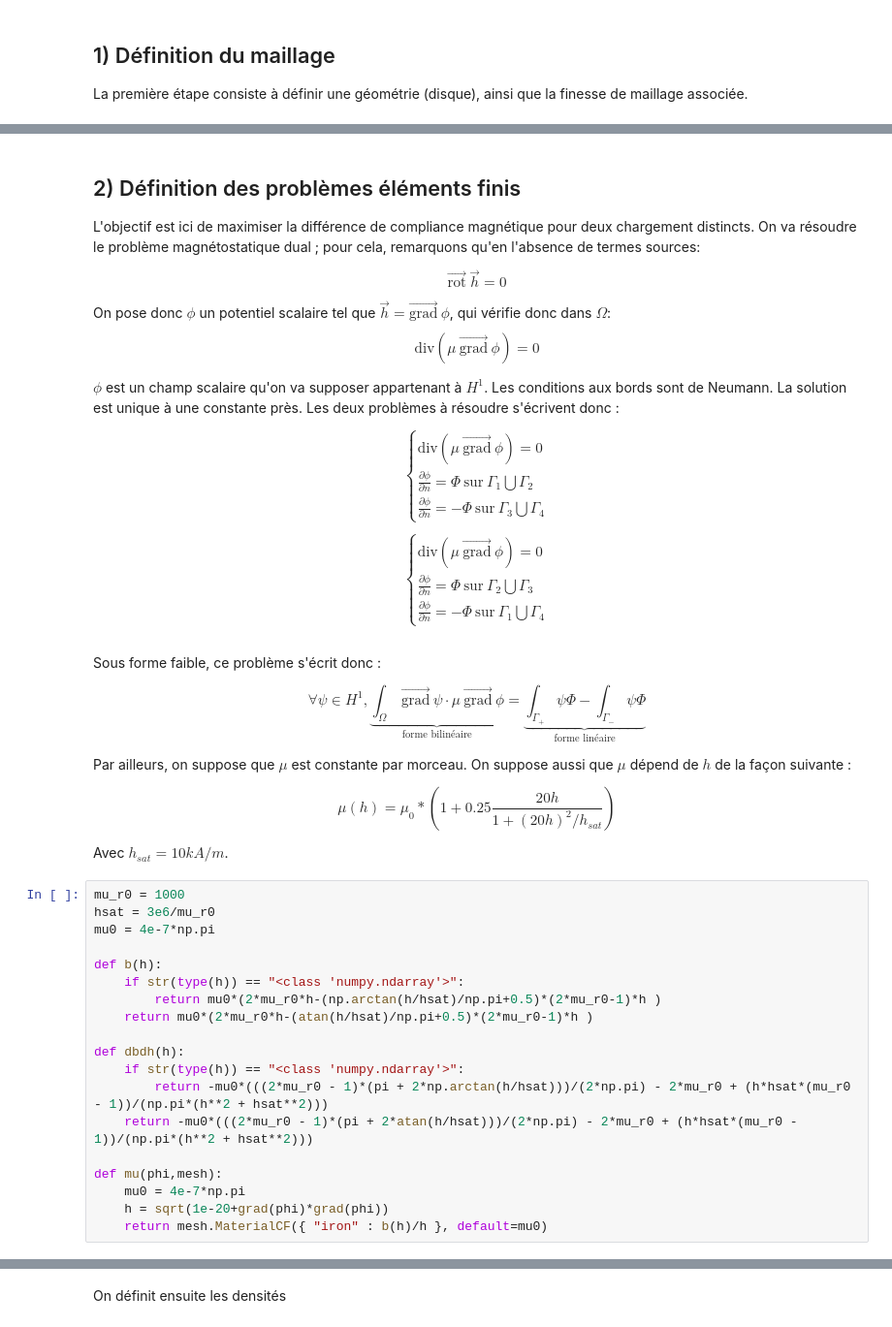
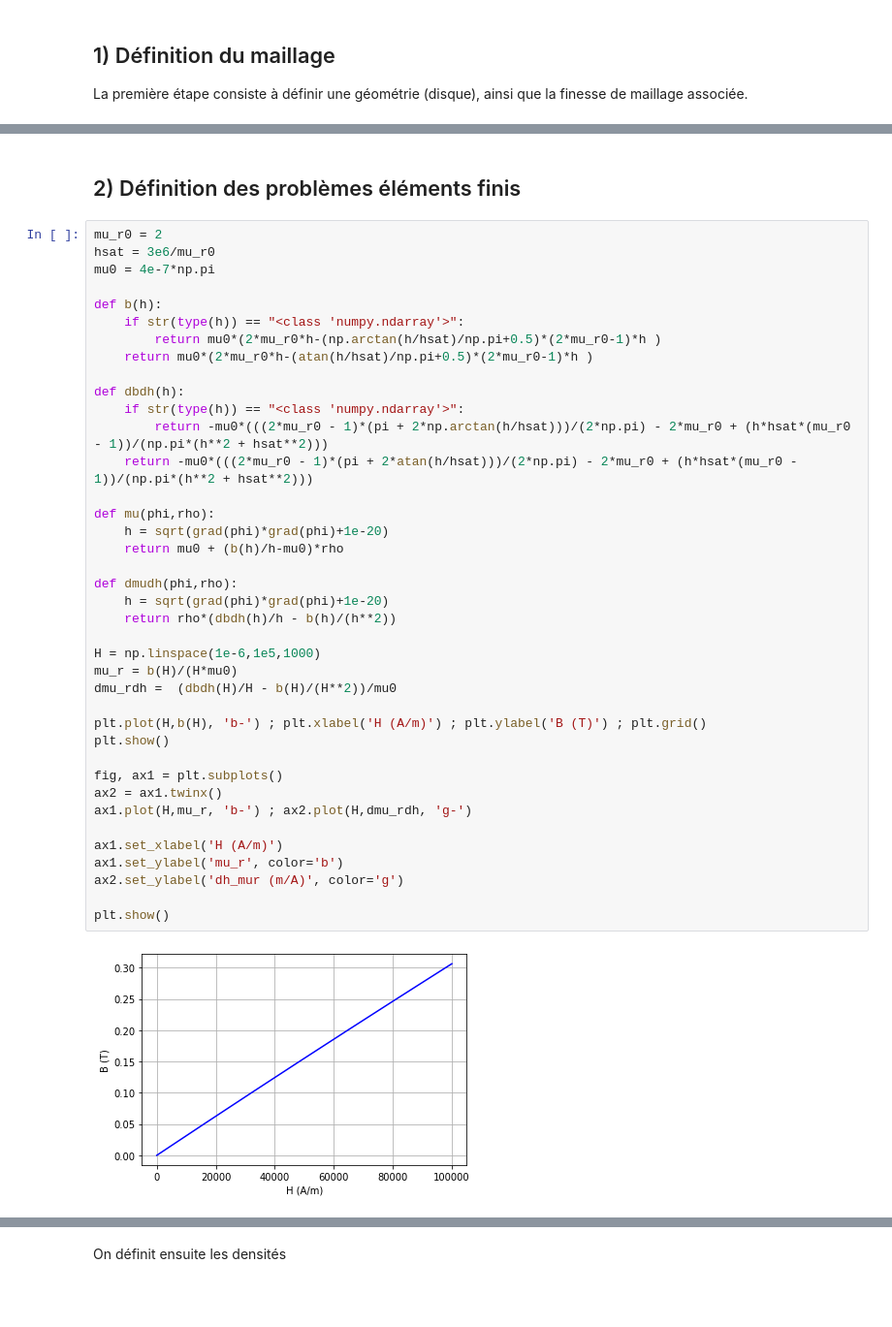
Before and after one commit to tcherrie/article_sge22, a Jupyter notebook: optim_topo_NL.ipynb, the cells around one changed output, grey strips where cells are left out. Shown: that part at 97% size. Drawn from its saved outputs; the diff is of its cells as text; blank space fills up the shorter version.

```diff
--- a/optim_topo_NL.ipynb
+++ b/optim_topo_NL.ipynb
@@ -43,57 +35,44 @@ def generate_fitted_circle_mesh(N):
     return Mesh(m)
-# %% [markdown]
-## 2) Définition des problèmes éléments finis
-
-L'objectif est ici de maximiser la différence de compliance magnétique pour deux chargement distincts. On va résoudre le problème magnétostatique dual ; pour cela, remarquons qu'en l'absence de termes sources:
-
-$$ \overrightarrow{\text{rot}} ~ \overrightarrow{h} = 0 $$
-
-On pose donc $\phi$ un potentiel scalaire tel que $\overrightarrow{h} = \overrightarrow{\text{grad}} ~ \phi$, qui vérifie donc dans $\Omega$:
-$$ \text{div}( \mu ~\overrightarrow{\text{grad}} ~ \phi ) = 0 $$
-
-$\phi$ est un champ scalaire qu'on va supposer appartenant à $H^1$. Les conditions aux bords sont de Neumann. La solution est unique à une constante près. Les deux problèmes à résoudre s'écrivent donc :
-
-$$\left \{
-\begin{array}{l}
-     \text{div}( \mu ~\overrightarrow{\text{grad}} ~ \phi ) = 0 \\
-     \frac{\partial \phi}{\partial n} = \Phi ~ \text{sur} ~ \Gamma_1 \bigcup \Gamma_2 \\
-     \frac{\partial \phi}{\partial n} = - \Phi ~ \text{sur} ~ \Gamma_3 \bigcup \Gamma_4
-\end{array}
-\right. $$
-
-$$\left \{
-\begin{array}{l}
-     \text{div}( \mu ~\overrightarrow{\text{grad}} ~ \phi ) = 0 \\
-     \frac{\partial \phi}{\partial n} = \Phi ~ \text{sur} ~ \Gamma_2 \bigcup \Gamma_3 \\
-     \frac{\partial \phi}{\partial n} = - \Phi ~ \text{sur} ~ \Gamma_1 \bigcup \Gamma_4
-\end{array}
-\right. $$
-# %% [markdown]
-Sous forme faible, ce problème s'écrit donc :
-
-$$\forall \psi \in H^1, \underbrace{\int_{\Omega} ~\overrightarrow{\text{grad}} ~ \psi \cdot  \mu ~\overrightarrow{\text{grad}} ~ \phi}_{\text{forme bilinéaire} } = \underbrace{\int_{\Gamma_+} \psi \Phi - \int_{\Gamma_-} \psi \Phi}_{\text{forme linéaire}} $$
-
-Par ailleurs, on suppose que $\mu$ est constante par morceau. On suppose aussi que $\mu$ dépend de $h$ de la façon suivante :
-
-$$ \mu(h) = \mu_0 *\left(1 + 0.25 \frac{20 h}{1 + (20 h)^2 / h_{sat}} \right)  $$
-
-Avec $h_{sat} = 10 kA/m$.
+# %% [markdown]
+## 2) Définition des problèmes éléments finis
 # %%
-mu_r0 = 1000
+mu_r0 = 2
 hsat = 3e6/mu_r0
 mu0 = 4e-7*np.pi
 
 def b(h):
     if str(type(h)) == "<class 'numpy.ndarray'>":
         return mu0*(2*mu_r0*h-(np.arctan(h/hsat)/np.pi+0.5)*(2*mu_r0-1)*h )
     return mu0*(2*mu_r0*h-(atan(h/hsat)/np.pi+0.5)*(2*mu_r0-1)*h )
 
 def dbdh(h):
     if str(type(h)) == "<class 'numpy.ndarray'>":
         return -mu0*(((2*mu_r0 - 1)*(pi + 2*np.arctan(h/hsat)))/(2*np.pi) - 2*mu_r0 + (h*hsat*(mu_r0 - 1))/(np.pi*(h**2 + hsat**2)))
     return -mu0*(((2*mu_r0 - 1)*(pi + 2*atan(h/hsat)))/(2*np.pi) - 2*mu_r0 + (h*hsat*(mu_r0 - 1))/(np.pi*(h**2 + hsat**2)))
 
-def mu(phi,mesh):
-    mu0 = 4e-7*np.pi
-    h = sqrt(1e-20+grad(phi)*grad(phi))
-    return mesh.MaterialCF({ "iron" : b(h)/h }, default=mu0)
+def mu(phi,rho):
+    h = sqrt(grad(phi)*grad(phi)+1e-20)
+    return mu0 + (b(h)/h-mu0)*rho
+
+def dmudh(phi,rho):
+    h = sqrt(grad(phi)*grad(phi)+1e-20)
+    return rho*(dbdh(h)/h - b(h)/(h**2))
+
+H = np.linspace(1e-6,1e5,1000)
+mu_r = b(H)/(H*mu0)
+dmu_rdh =  (dbdh(H)/H - b(H)/(H**2))/mu0
+
+plt.plot(H,b(H), 'b-') ; plt.xlabel('H (A/m)') ; plt.ylabel('B (T)') ; plt.grid()
+plt.show()
+
+fig, ax1 = plt.subplots()
+ax2 = ax1.twinx()
+ax1.plot(H,mu_r, 'b-') ; ax2.plot(H,dmu_rdh, 'g-')
+
+ax1.set_xlabel('H (A/m)')
+ax1.set_ylabel('mu_r', color='b')
+ax2.set_ylabel('dh_mur (m/A)', color='g')
+
+plt.show()
+# %% [output]
+[figure, added]
```
Also changed, not shown: parts of 17 cells of this notebook.
